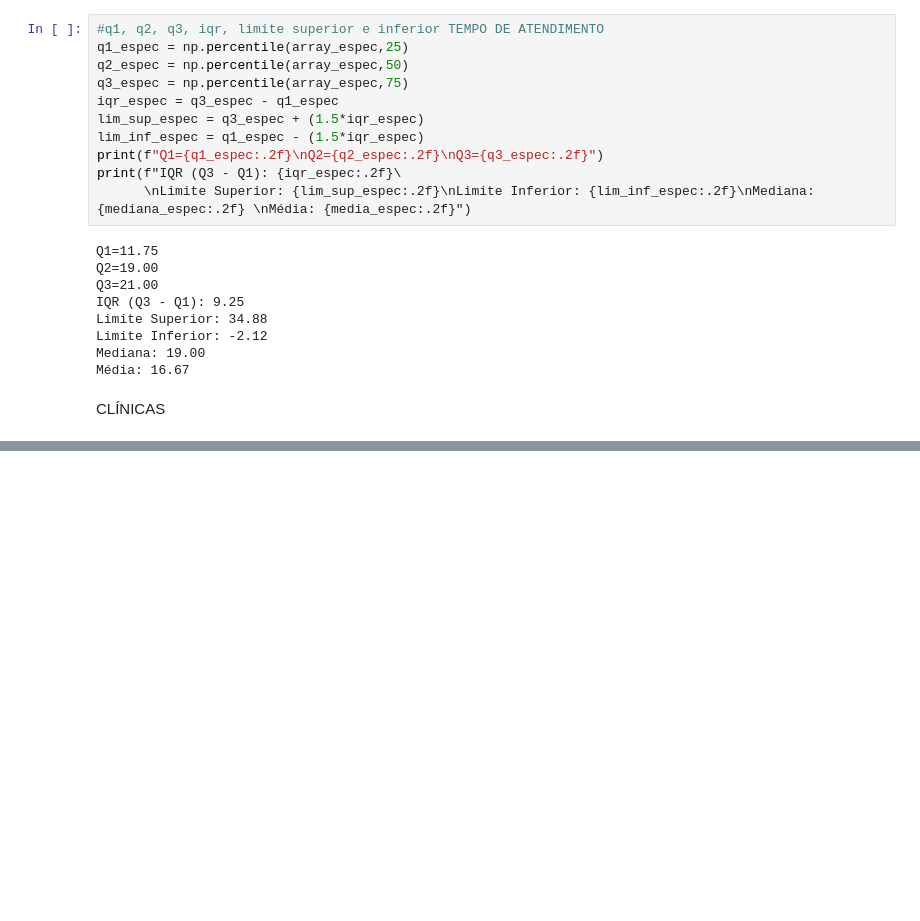
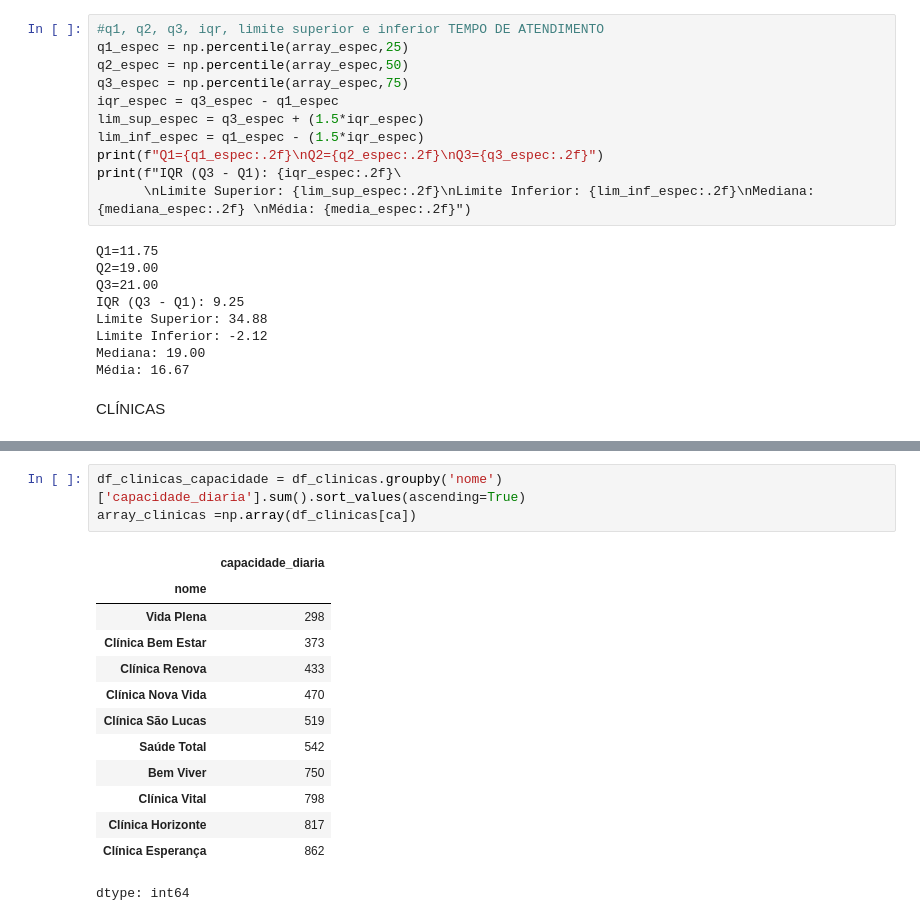
Before and after one commit to vivian-assis/aulasenacbigdata, a Jupyter notebook: ProjetoClinicasNara.ipynb, the cells around one changed output, grey strips where cells are left out. Drawn from its saved outputs; the diff is of its cells as text; blank space fills up the shorter version.

```diff
--- a/ProjetoClinicasNara.ipynb
+++ b/ProjetoClinicasNara.ipynb
@@ -248,0 +261,17 @@ CLÍNICAS
+# %%
+df_clinicas_capacidade = df_clinicas.groupby('nome')['capacidade_diaria'].sum().sort_values(ascending=True)
+array_clinicas =np.array(df_clinicas[ca])
+# %% [output]
+|  | capacidade_diaria |
+| nome |  |
+| Vida Plena | 298 |
+| Clínica Bem Estar | 373 |
+| Clínica Renova | 433 |
+| Clínica Nova Vida | 470 |
+| Clínica São Lucas | 519 |
+| Saúde Total | 542 |
+| Bem Viver | 750 |
+| Clínica Vital | 798 |
+| Clínica Horizonte | 817 |
+| Clínica Esperança | 862 |
+dtype: int64
```
Also changed, not shown: parts of 4 cells of this notebook.
